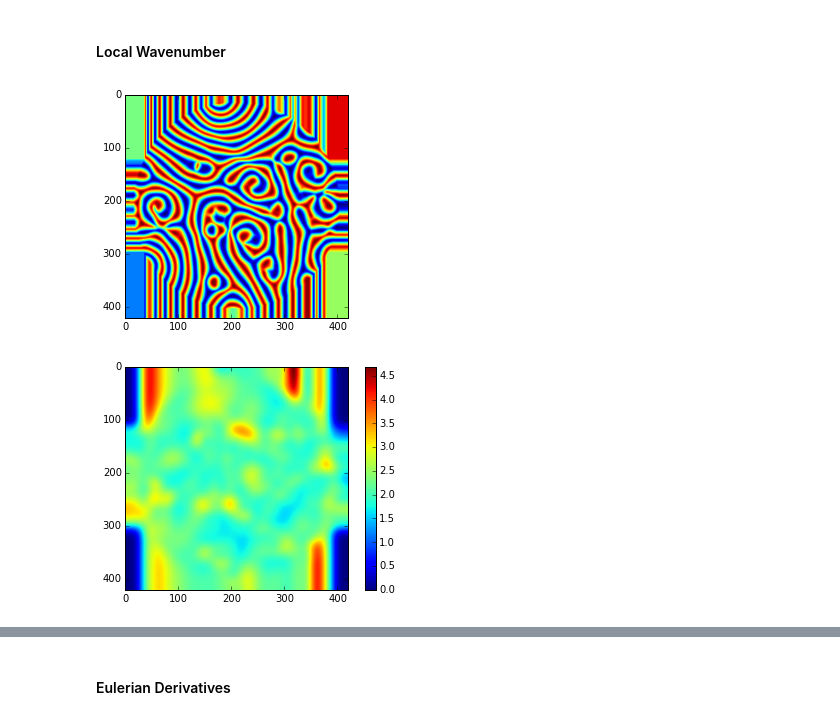
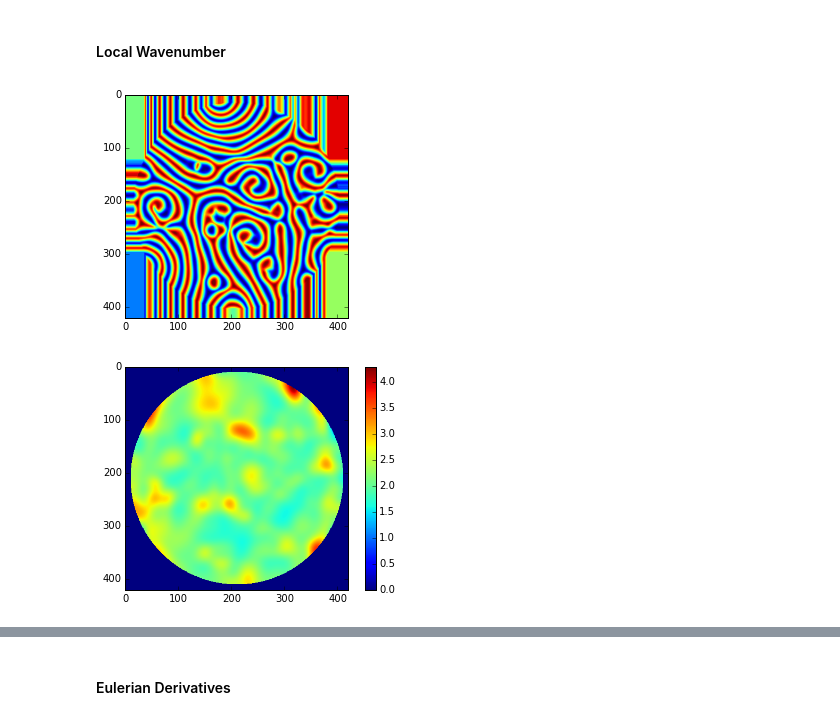
Before and after one commit to rachellevanger/image-tda-rayleigh-benard-convection, a Jupyter notebook: for_paper/Lyapunov_Paper_Notebook.ipynb, the cells around one changed output, grey strips where cells are left out. Saved outputs shown, nothing was run; the diff lists cells and outputs as text; code cells hidden in the pictures.

```diff
--- a/for_paper/Lyapunov_Paper_Notebook.ipynb
+++ b/for_paper/Lyapunov_Paper_Notebook.ipynb
@@ -158,15 +158,15 @@ def get_local_wavenumber(im):
 # %%
 im = load_image_data(myproject, idx)
 
 im = get_local_wavenumber(im)
 
 
 # Plot the temperature field and the local wavenumber
 plt.imshow(im.bmp)
 plt.show()
-plt.imshow(im.local_wavenumber)
+plt.imshow(np.multiply(im.local_wavenumber, cropping_region()))
 plt.colorbar()
 plt.show()
 # %% [output]
 [figure]
-[figure, old version]
+[figure, new version]
```
Also changed, not shown: parts of 4 cells of this notebook.
